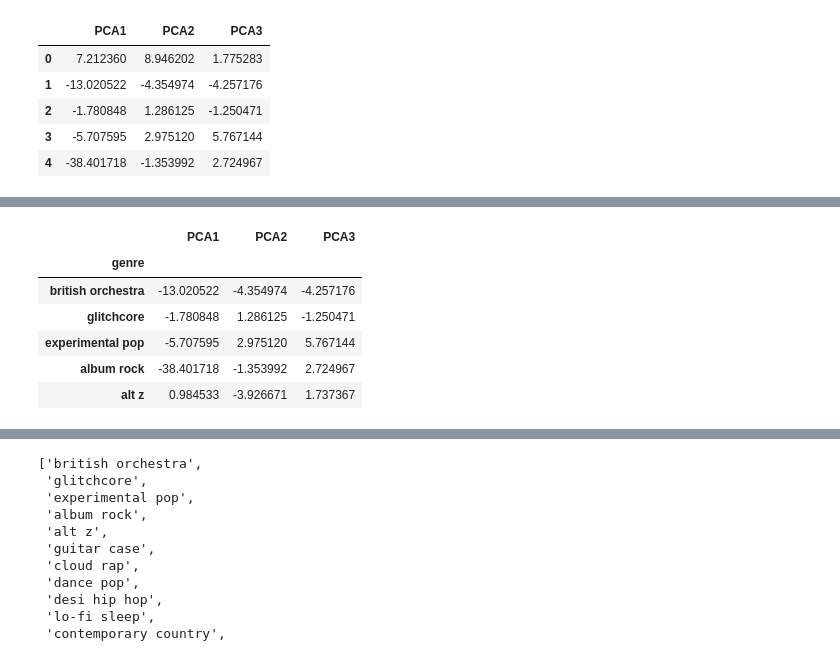
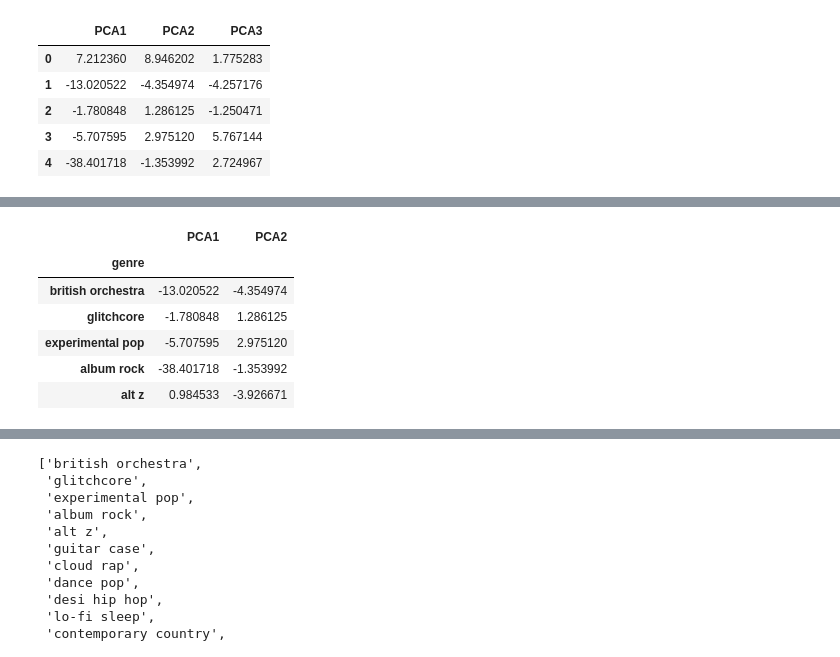
Before and after one commit to bassoon03/Machine_Learning_Project23, a Jupyter notebook: Project_4/pca_genre.ipynb, the cells around one changed output, grey strips where cells are left out. Saved outputs shown, nothing was run; the diff lists cells and outputs as text; code cells hidden in the pictures.

```diff
--- a/Project_4/pca_genre.ipynb
+++ b/Project_4/pca_genre.ipynb
@@ -63,0 +86,4 @@ pca_df_to_work_with.head()
+# %%
+# Saturn Cloud
+mask = pca_df_to_work_with['genre'].isin(top_15)
+mask
@@ -63,0 +103,4 @@ pca_df_to_work_with.head()
+# %%
+#Saturn Cloud
+pca_df_to_work_with2 = pca_df_to_work_with[mask]
+pca_df_to_work_with2
@@ -63,0 +121,3 @@ pca_df_to_work_with.head()
+# %%
+pca_df2 = pca_df_to_work_with2.set_index('genre')
+pca_df2
@@ -91,3 +166,6 @@ pca_df.head()
 # %%
 # Instantiate the PCA instance and declare the number of PCA variables
 pca = PCA(n_components=3)
+# %%
+df_pca2 = pca.fit_transform(pca_df2)
+df_pca2[:5]
@@ -134,11 +268,11 @@ song_pca_df.head()
 # %%
-pca_with_genre = pd.concat([pca_df_to_work_with, song_pca_df], axis="columns")[["genre", "PCA1", "PCA2", "PCA3"]].set_index("genre")
+pca_with_genre = pd.concat([pca_df_to_work_with, song_pca_df], axis="columns")[["genre", "PCA1", "PCA2"]].set_index("genre")
 pca_with_genre.head()
 # %% [output]
-|  | PCA1 | PCA2 | PCA3 |
-| genre |  |  |  |
-| british orchestra | -13.020522 | -4.354974 | -4.257176 |
-| glitchcore | -1.780848 | 1.286125 | -1.250471 |
-| experimental pop | -5.707595 | 2.975120 | 5.767144 |
-| album rock | -38.401718 | -1.353992 | 2.724967 |
-| alt z | 0.984533 | -3.926671 | 1.737367 |
+|  | PCA1 | PCA2 |
+| genre |  |  |
+| british orchestra | -13.020522 | -4.354974 |
+| glitchcore | -1.780848 | 1.286125 |
+| experimental pop | -5.707595 | 2.975120 |
+| album rock | -38.401718 | -1.353992 |
+| alt z | 0.984533 | -3.926671 |
```
Also changed, not shown: parts of 30 cells of this notebook.
